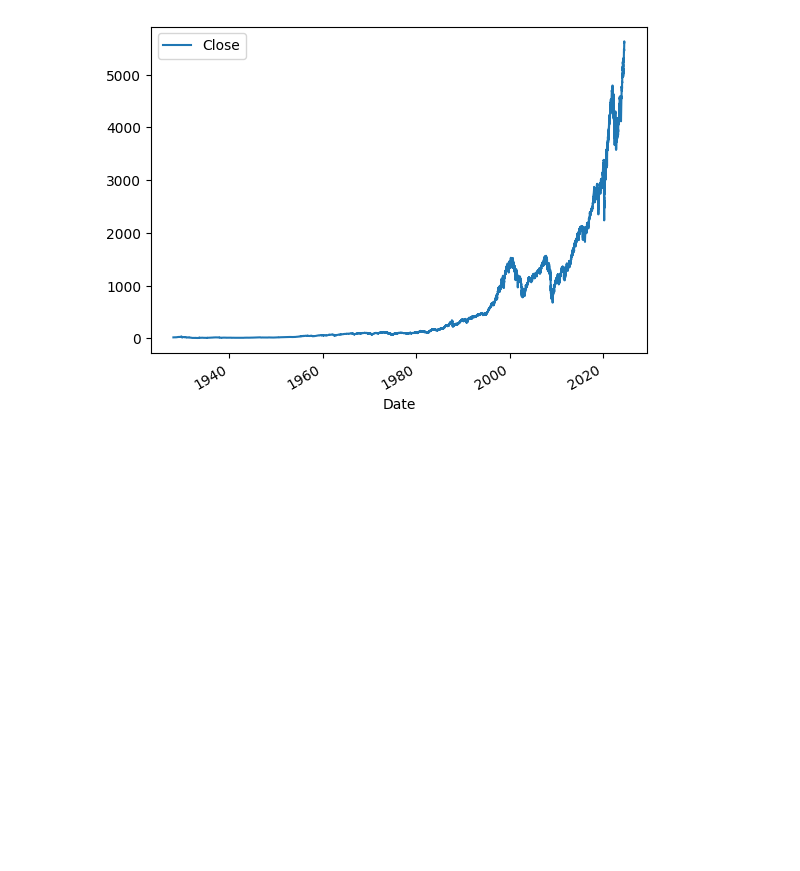
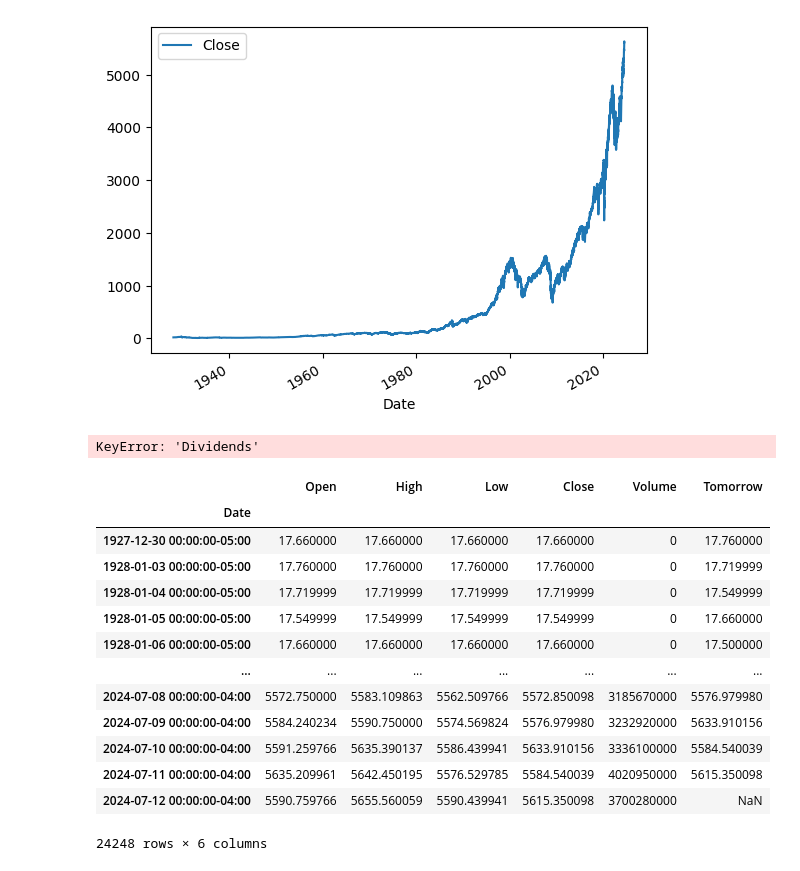
Before and after one commit to maradC/stock-Predictor, a Jupyter notebook: stock-predict.ipynb, the cells around one changed output. Cells and saved outputs as stored; diff of their text form; code cells hidden in the pictures; blank space fills up the shorter version.

```diff
--- a/stock-predict.ipynb
+++ b/stock-predict.ipynb
@@ -41,3 +41,27 @@ sp500.plot.line(y="Close", use_index =True)
 # %% [output]
 <Axes: xlabel='Date'>
 [figure]
+# %%
+del sp500["Dividends"]
+del sp500['Stock Splits']
+# %% [output]
+KeyError: 'Dividends'
+# %%
+sp500["Tomorrow"] = sp500["Close"].shift(-1)
+# %%
+sp500
+# %% [output]
+|  | Open | High | Low | Close | Volume | Tomorrow |
+| Date |  |  |  |  |  |  |
+| 1927-12-30 00:00:00-05:00 | 17.660000 | 17.660000 | 17.660000 | 17.660000 | 0 | 17.760000 |
+| 1928-01-03 00:00:00-05:00 | 17.760000 | 17.760000 | 17.760000 | 17.760000 | 0 | 17.719999 |
+| 1928-01-04 00:00:00-05:00 | 17.719999 | 17.719999 | 17.719999 | 17.719999 | 0 | 17.549999 |
+| 1928-01-05 00:00:00-05:00 | 17.549999 | 17.549999 | 17.549999 | 17.549999 | 0 | 17.660000 |
+| 1928-01-06 00:00:00-05:00 | 17.660000 | 17.660000 | 17.660000 | 17.660000 | 0 | 17.500000 |
+| ... | ... | ... | ... | ... | ... | ... |
+| 2024-07-08 00:00:00-04:00 | 5572.750000 | 5583.109863 | 5562.509766 | 5572.850098 | 3185670000 | 5576.979980 |
+| 2024-07-09 00:00:00-04:00 | 5584.240234 | 5590.750000 | 5574.569824 | 5576.979980 | 3232920000 | 5633.910156 |
+| 2024-07-10 00:00:00-04:00 | 5591.259766 | 5635.390137 | 5586.439941 | 5633.910156 | 3336100000 | 5584.540039 |
+| 2024-07-11 00:00:00-04:00 | 5635.209961 | 5642.450195 | 5576.529785 | 5584.540039 | 4020950000 | 5615.350098 |
+| 2024-07-12 00:00:00-04:00 | 5590.759766 | 5655.560059 | 5590.439941 | 5615.350098 | 3700280000 | NaN |
+24248 rows × 6 columns
```
